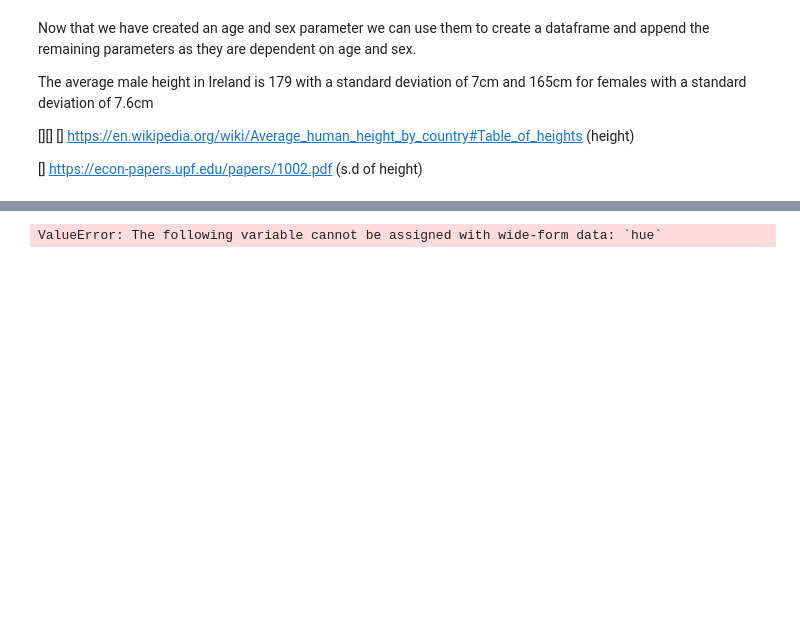
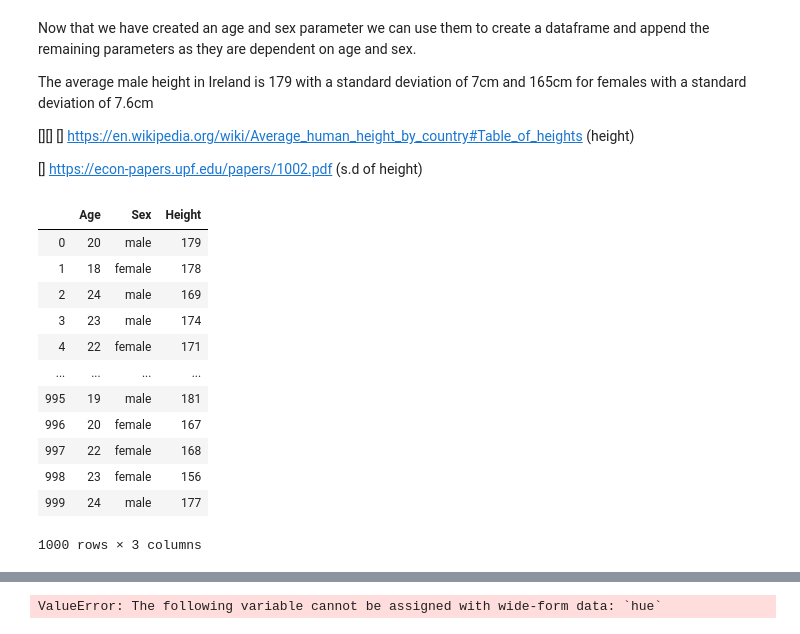
Before and after one commit to shaner1/ProgDA_Project_20, a Jupyter notebook: ProgDA_Project_2020.ipynb, the cells around one changed output, grey strips where cells are left out. Drawn from its saved outputs; the diff is of its cells as text; code cells hidden in the pictures; blank space fills up the shorter version.

```diff
--- a/ProgDA_Project_2020.ipynb
+++ b/ProgDA_Project_2020.ipynb
@@ -143,3 +240,19 @@ The average male height in Ireland is 179 with a standard deviation of 7cm and 1
 # %%
 # Lets create an empty parameter called height
 df['Height'] = 0
+# %%
+df
+# %% [output]
+|  | Age | Sex | Height |
+| 0 | 20 | male | 179 |
+| 1 | 18 | female | 178 |
+| 2 | 24 | male | 169 |
+| 3 | 23 | male | 174 |
+| 4 | 22 | female | 171 |
+| ... | ... | ... | ... |
+| 995 | 19 | male | 181 |
+| 996 | 20 | female | 167 |
+| 997 | 22 | female | 168 |
+| 998 | 23 | female | 156 |
+| 999 | 24 | male | 177 |
+1000 rows × 3 columns
```
Also changed, not shown: parts of 28 cells of this notebook.
